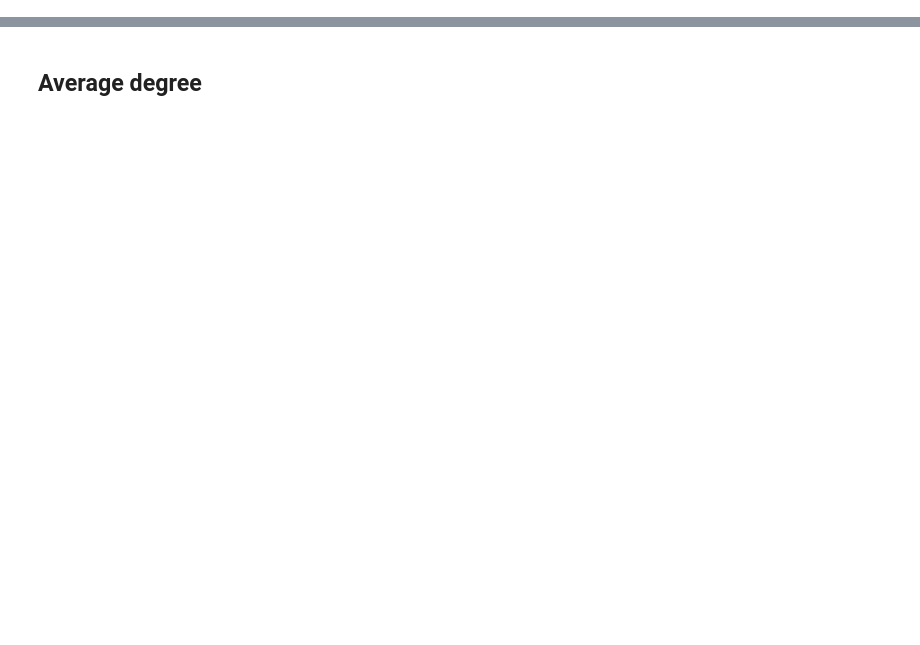
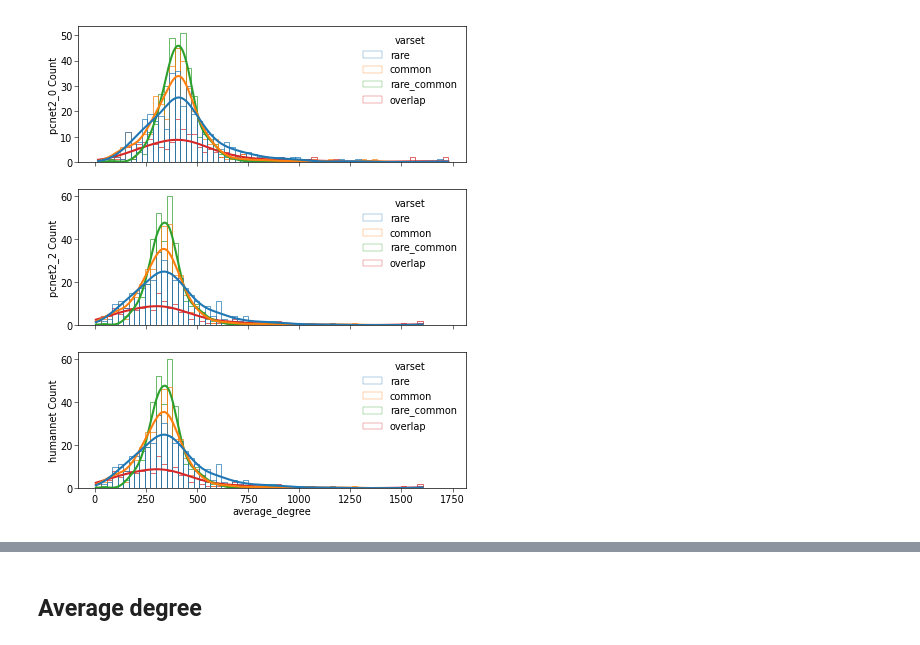
Before and after one commit to sarah-n-wright/CARVA, a Jupyter notebook: Notebooks/GenesetFeatures.ipynb, the cells around one changed output, grey strips where cells are left out. Drawn from its saved outputs; the diff is of its cells as text; code cells hidden in the pictures; blank space fills up the shorter version.

```diff
--- a/Notebooks/GenesetFeatures.ipynb
+++ b/Notebooks/GenesetFeatures.ipynb
@@ -10,0 +40,5 @@ import ndex2
+# %%
+with open(os.path.join(indir, 'overlap_traits_Jun27_min3_genes.txt'), 'r') as f:
+    all_traits = [x.strip() for x in f.readlines()][1:]
+# %%
+feature_dir = '/cellar/users/snwright/Data/RareCommon/outputs/Features/'
@@ -10,0 +47,8 @@ import ndex2
+# %%
+networks = ['pcnet2_0', 'pcnet2_2', 'humannet']
+results_lists = {net:[] for net in networks}
+for net in networks:
+    for trait in all_traits:
+        results_lists[net].append(pd.read_csv(os.path.join(feature_dir,
+            f'network_stats_{net}_overlap_traits_Jun27_min3_genes.txt.{trait}'), sep='\t'))
+results_df = {net:pd.concat(results_lists[net]) for net in networks}
@@ -10,0 +78,12 @@ import ndex2
+# %%
+def plot_histograms_by_network(results_df, networks, stat_col, hue_col='varset'):
+    n_subplots = len(networks)
+    _, axs = plt.subplots(ncols=1, nrows=n_subplots, figsize=(5, 2*n_subplots), sharex=True)
+    for i, net in enumerate(networks):
+        sns.histplot(results_df[net][results_df[net].n_components != 0], x=stat_col, hue=hue_col, kde=True,
+             fill=False, stat='count', ax=axs[i])
+        axs[i].set_ylabel(f'{net} Count')
+# %%
+plot_histograms_by_network(results_df, networks, 'average_degree')
+# %% [output]
+[figure, added]
```
Also changed, not shown: parts of 68 cells of this notebook, 57 other files.
